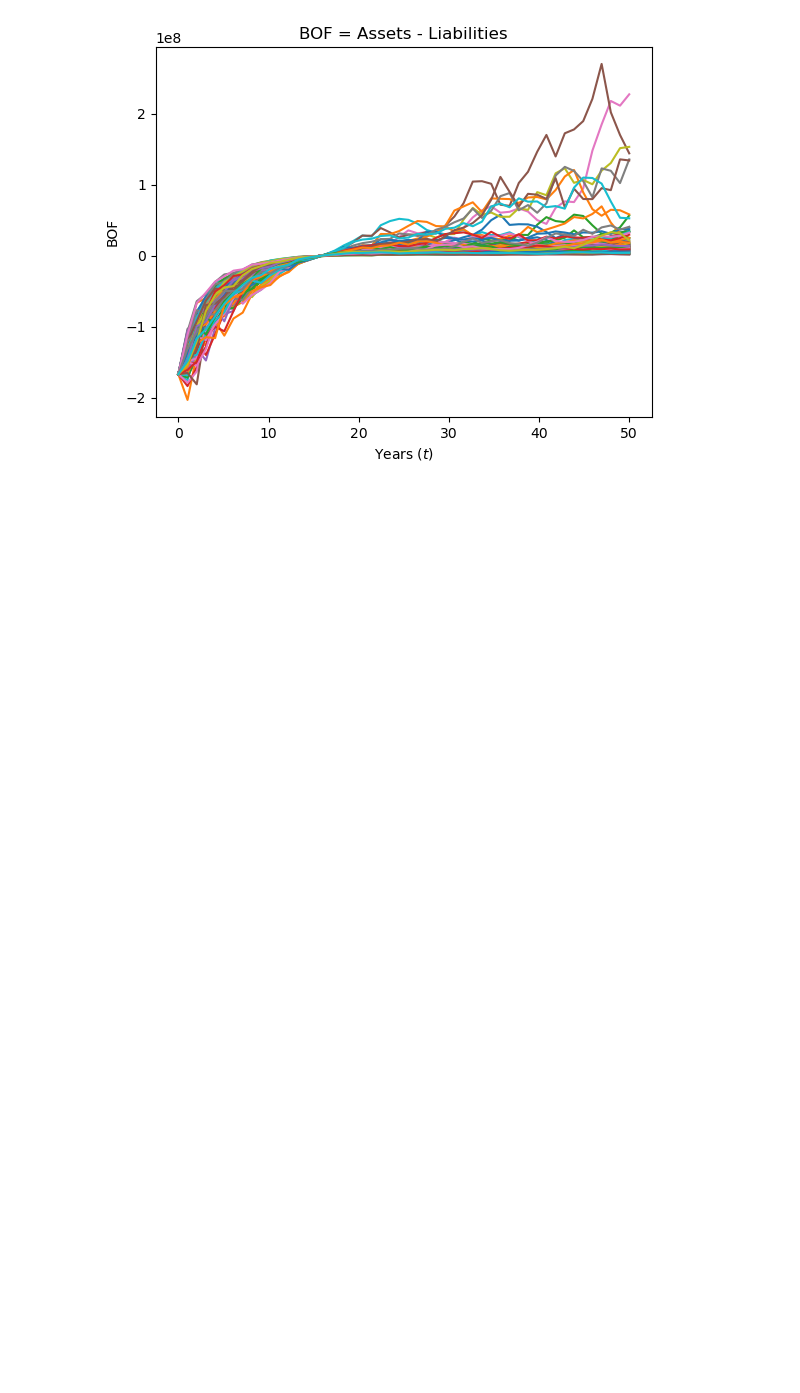
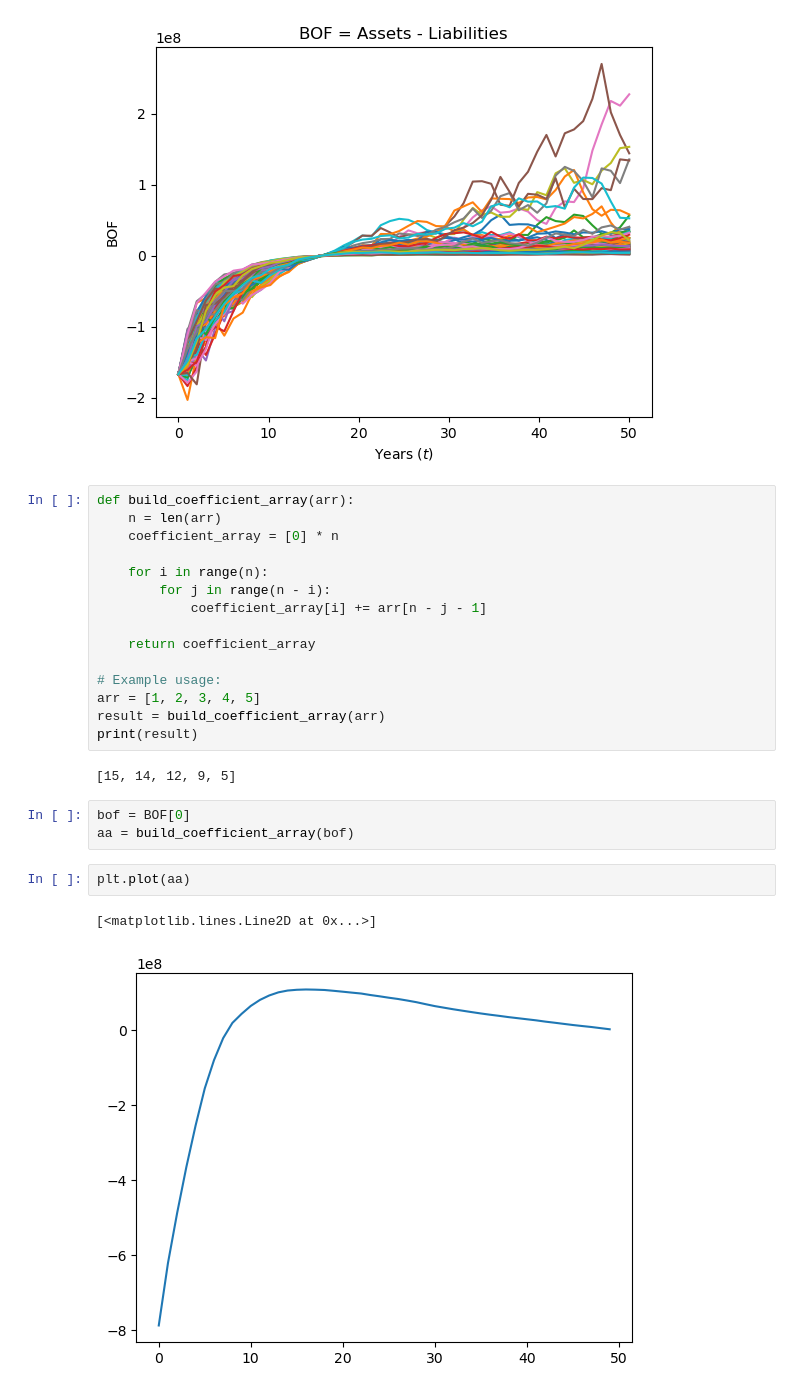
Before and after one commit to NoeDebrois/MSc-Mathematical-Engineering, a Jupyter notebook: Courses/Insurance and Econometrics/Merge_Assets_Liabilities_2.ipynb, the cells around one changed output. Drawn from its saved outputs; the diff is of its cells as text; blank space fills up the shorter version.

```diff
--- a/Courses/Insurance and Econometrics/Merge_Assets_Liabilities_2.ipynb
+++ b/Courses/Insurance and Econometrics/Merge_Assets_Liabilities_2.ipynb
@@ -238,3 +238,28 @@ plt.show()
 # %% [output]
 (50, 100)(50, 100)
 [figure]
+# %%
+def build_coefficient_array(arr):
+    n = len(arr)
+    coefficient_array = [0] * n
+
+    for i in range(n):
+        for j in range(n - i):
+            coefficient_array[i] += arr[n - j - 1]
+
+    return coefficient_array
+
+# Example usage:
+arr = [1, 2, 3, 4, 5]
+result = build_coefficient_array(arr)
+print(result)
+# %% [output]
+[15, 14, 12, 9, 5]
+# %%
+bof = BOF[0]
+aa = build_coefficient_array(bof)
+# %%
+plt.plot(aa)
+# %% [output]
+[<matplotlib.lines.Line2D at 0x...>]
+[figure, added]
```
